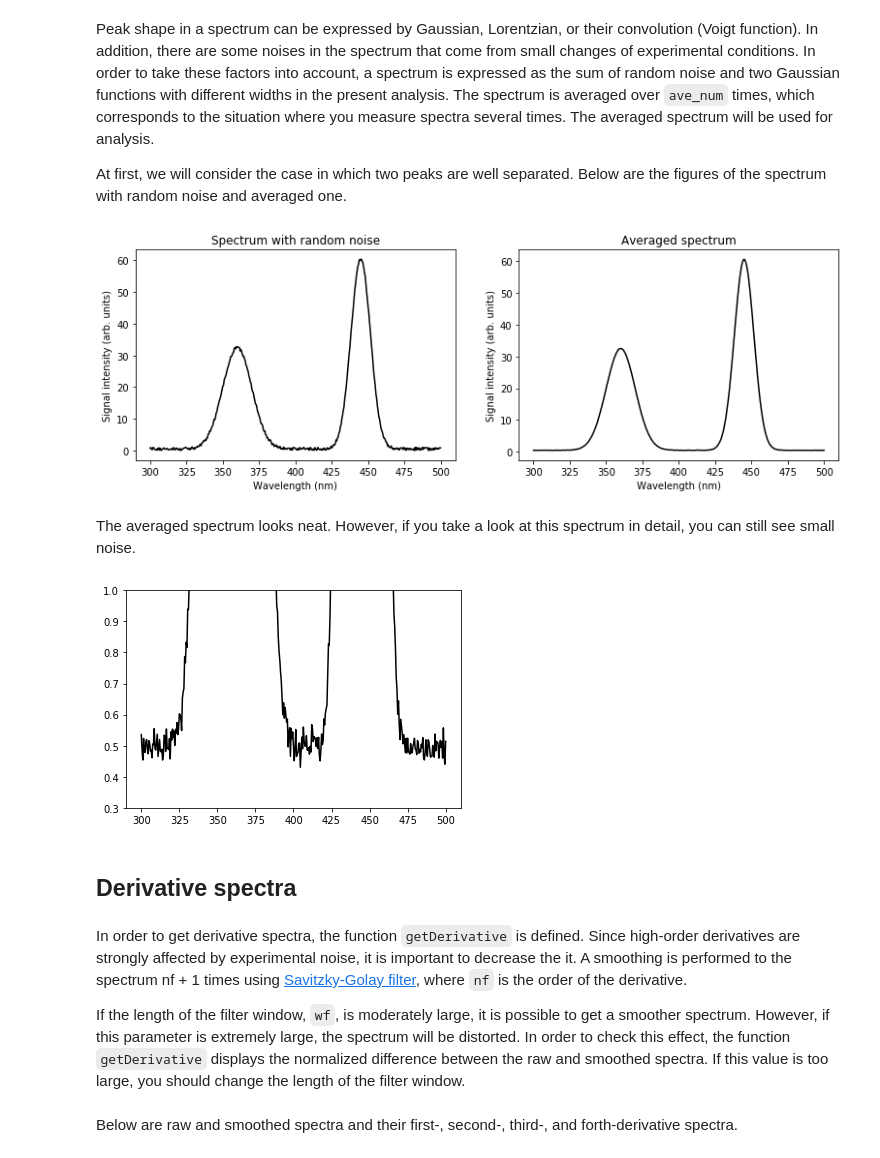
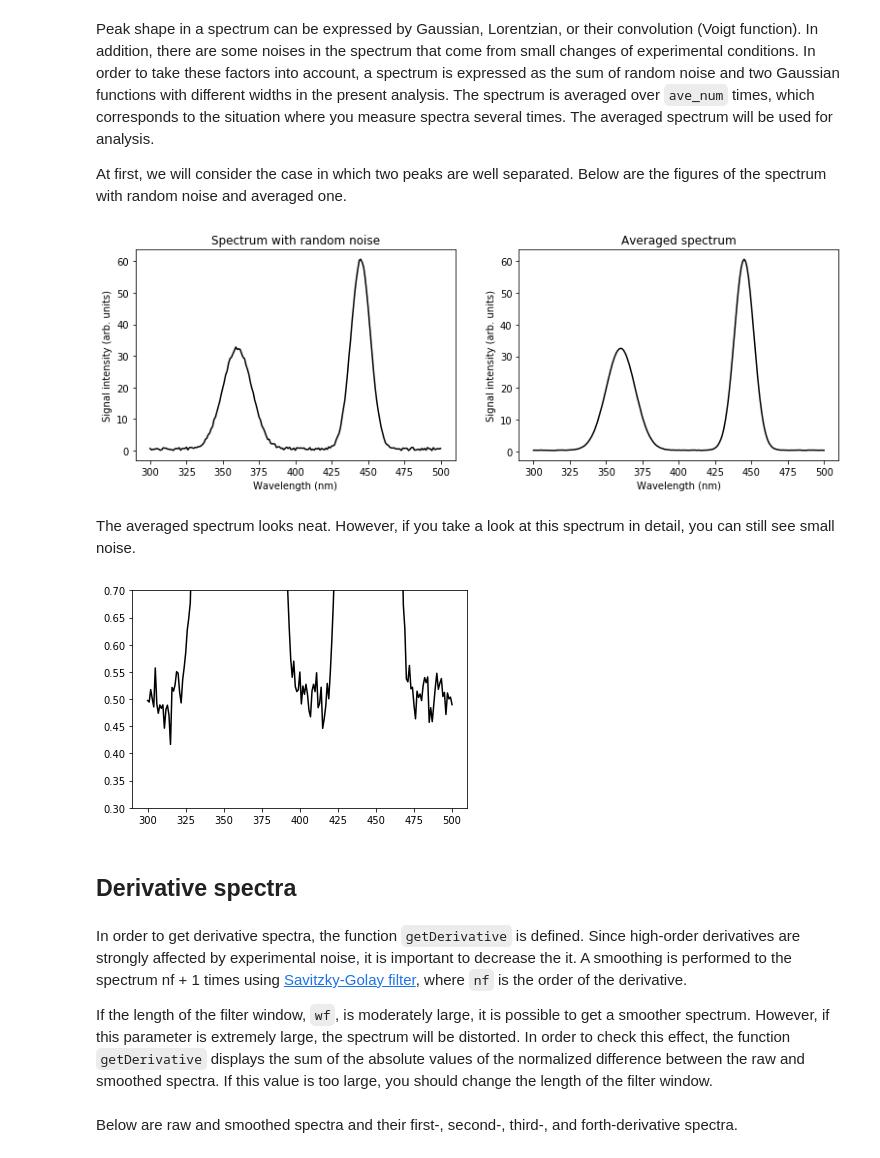
Before and after one commit to ksonod/scientific_works, a Jupyter notebook: derivative_spectra/derivative_spectra.ipynb, the cells around one changed output. Saved outputs shown, nothing was run; the diff lists cells and outputs as text; code cells hidden in the pictures.

```diff
--- a/derivative_spectra/derivative_spectra.ipynb
+++ b/derivative_spectra/derivative_spectra.ipynb
@@ -25,7 +31,7 @@ amp2=32
 
 ave_num=100
 
-x = np.linspace(300,500,401)
+x = np.linspace(300,500,201)
 y = np.zeros_like(x)
 
 for j in range(x.shape[0]):
@@ -54,21 +60,21 @@ plt.ylabel('Signal intensity (arb. units)')
 plt.title('Averaged spectrum')
 plt.show()
 # %% [output]
-[figure, old version]
+[figure, new version]
 # %% [markdown]
 The averaged spectrum looks neat. However, if you take a look at this spectrum in detail, you can still see small noise.
 # %%
 plt.plot(x,y, color='black')
-plt.ylim([0.3,1])
+plt.ylim([0.3,0.7])
 plt.show()
 # %% [output]
-[figure, old version]
+[figure, new version]
 # %% [markdown]
 ## Derivative spectra
 # %% [markdown]
 In order to get derivative spectra, the function `getDerivative` is defined. Since high-order derivatives are strongly affected by experimental noise, it is important to decrease the it. A smoothing is performed to the spectrum nf + 1 times using [Savitzky-Golay filter](https://docs.scipy.org/doc/scipy-0.15.1/reference/generated/scipy.signal.savgol_filter.html), where `nf` is the order of the derivative.
 
-If the length of the filter window, `wf`, is moderately large, it is possible to get a smoother spectrum. However, if this parameter is extremely large, the spectrum will be distorted. In order to check this effect, the function `getDerivative` displays the normalized difference between the raw and smoothed spectra. If this value is too large, you should change the length of the filter window.
+If the length of the filter window, `wf`, is moderately large, it is possible to get a smoother spectrum. However, if this parameter is extremely large, the spectrum will be distorted. In order to check this effect, the function `getDerivative` displays the sum of the absolute values of the normalized difference between the raw and smoothed spectra. If this value is too large, you should change the length of the filter window.
 # %%
 def getDerivative(yf,wf,pf,nf):
 # yf: input data. 1D-numpy array
```
Also changed, not shown: parts of 20 cells of this notebook.
